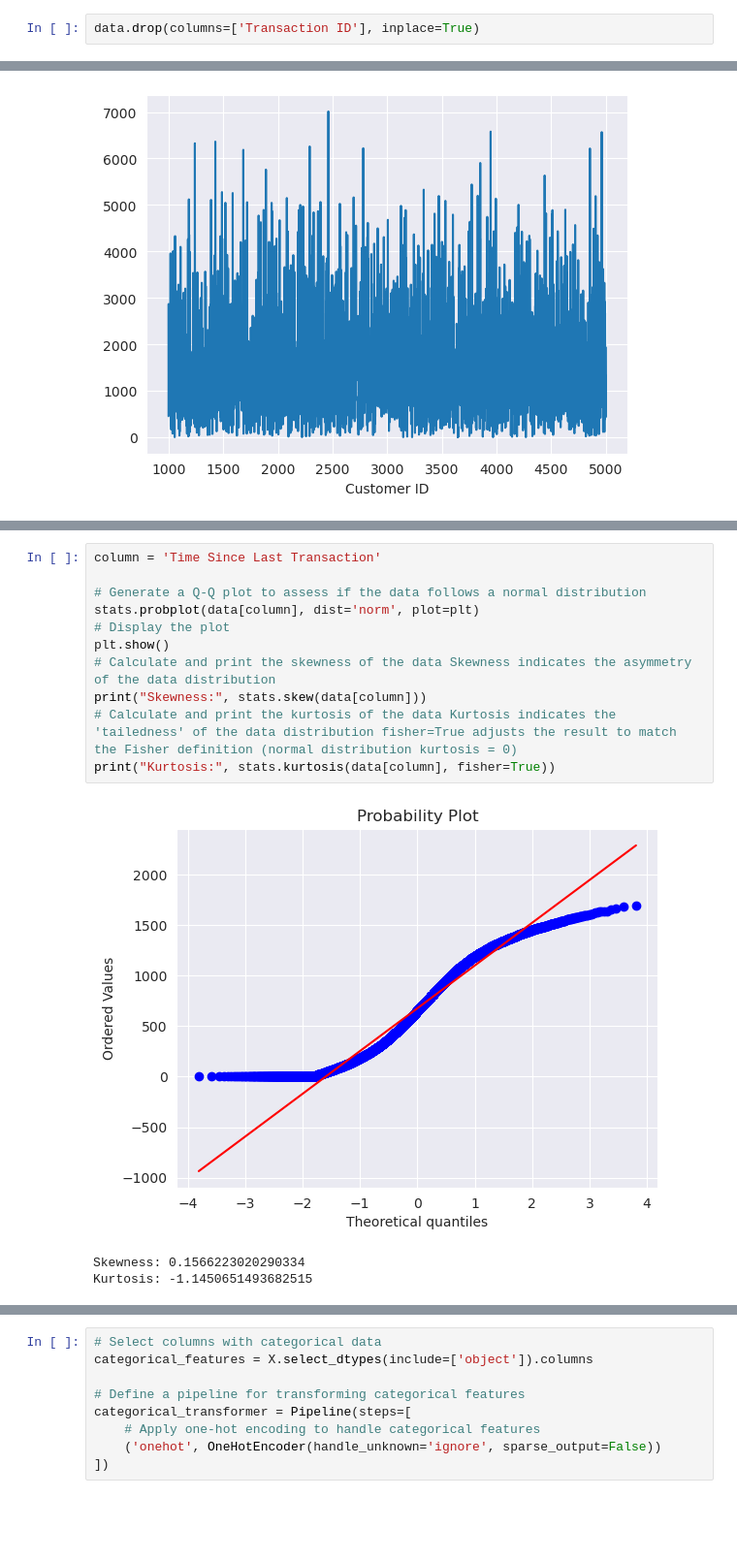
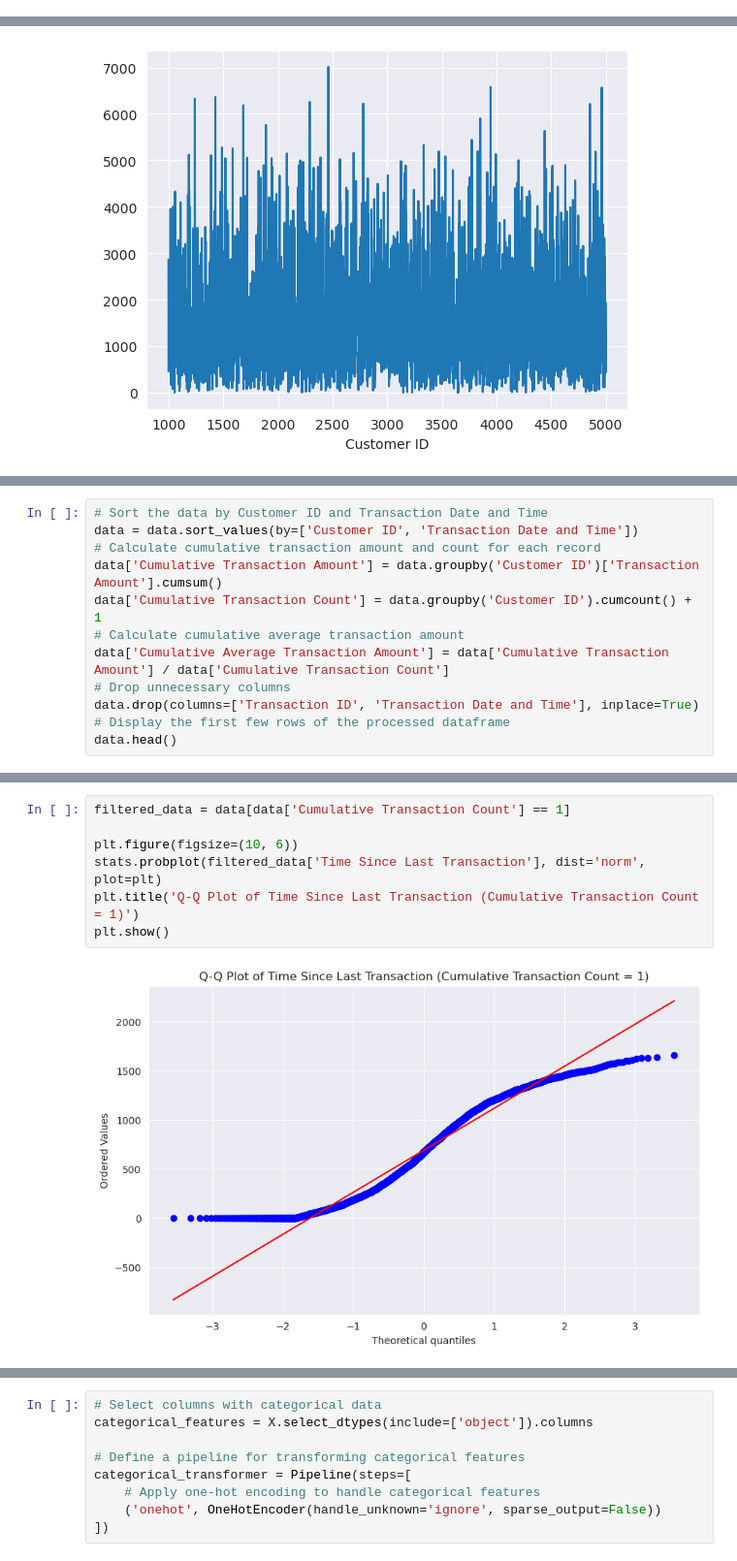
Before and after one commit to lunar-G/ML, a Jupyter notebook: template.ipynb, the cells around one changed output, grey strips where cells are left out. Shown at 97% size. Saved outputs shown, nothing was run; the diff lists cells and outputs as text; blank space fills up the shorter version.

```diff
--- a/template.ipynb
+++ b/template.ipynb
@@ -72,5 +84,3 @@ print(data.dtypes)
-# %%
-data.drop(columns=['Transaction ID'], inplace=True)
 # %%
 # Select numerical columns from the data
 num_features = data.select_dtypes(include=[np.number]).columns
@@ -150,0 +166,12 @@ data.groupby('Customer ID')['Transaction Amount'].sum().sort_index().plot()
+# %%
+# Sort the data by Customer ID and Transaction Date and Time
+data = data.sort_values(by=['Customer ID', 'Transaction Date and Time'])
+# Calculate cumulative transaction amount and count for each record
+data['Cumulative Transaction Amount'] = data.groupby('Customer ID')['Transaction Amount'].cumsum()
+data['Cumulative Transaction Count'] = data.groupby('Customer ID').cumcount() + 1
+# Calculate cumulative average transaction amount
+data['Cumulative Average Transaction Amount'] = data['Cumulative Transaction Amount'] / data['Cumulative Transaction Count']
+# Drop unnecessary columns
+data.drop(columns=['Transaction ID', 'Transaction Date and Time'], inplace=True)
+# Display the first few rows of the processed dataframe
+data.head()
@@ -169,15 +203,9 @@ plt.hist(data['Merchant Category'], alpha=0.7, color='blue')
 # %%
-column = 'Time Since Last Transaction'
+filtered_data = data[data['Cumulative Transaction Count'] == 1]
 
-# Generate a Q-Q plot to assess if the data follows a normal distribution
-stats.probplot(data[column], dist='norm', plot=plt)
-# Display the plot
+plt.figure(figsize=(10, 6))
+stats.probplot(filtered_data['Time Since Last Transaction'], dist='norm', plot=plt)
+plt.title('Q-Q Plot of Time Since Last Transaction (Cumulative Transaction Count = 1)')
 plt.show()
-# Calculate and print the skewness of the data Skewness indicates the asymmetry of the data distribution
-print("Skewness:", stats.skew(data[column]))
-# Calculate and print the kurtosis of the data Kurtosis indicates the 'tailedness' of the data distribution fisher=True adjusts the result to match the Fisher definition (normal distribution kurtosis = 0)
-print("Kurtosis:", stats.kurtosis(data[column], fisher=True))
 # %% [output]
-[figure, old version]
+[figure, new version]
-Skewness: 0.1566223020290334
-Kurtosis: -1.1450651493682515
```
Also changed, not shown: parts of 18 cells of this notebook, 1 other file.
